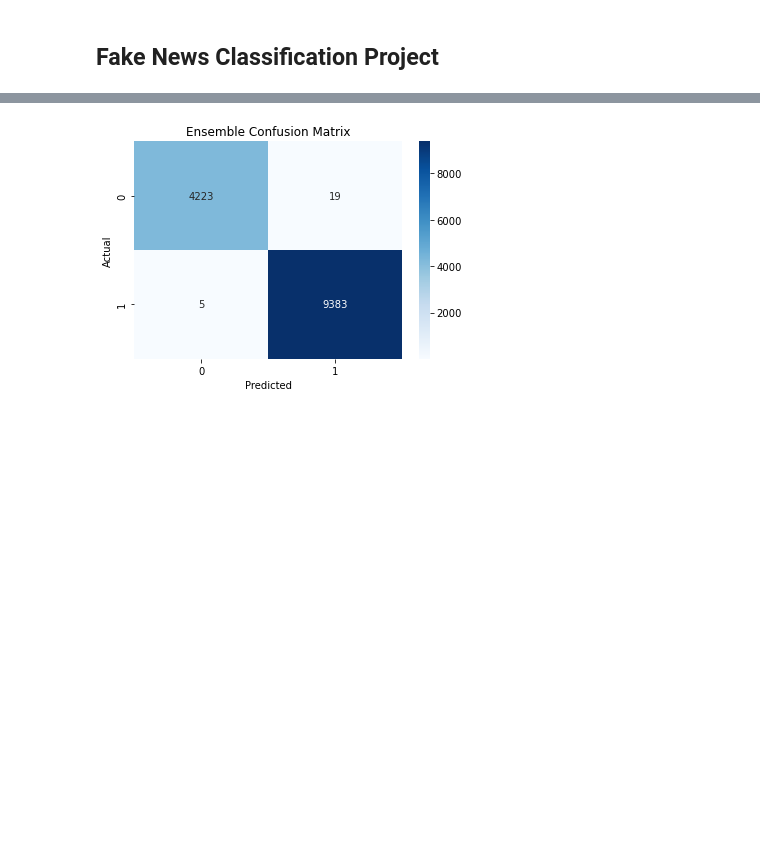
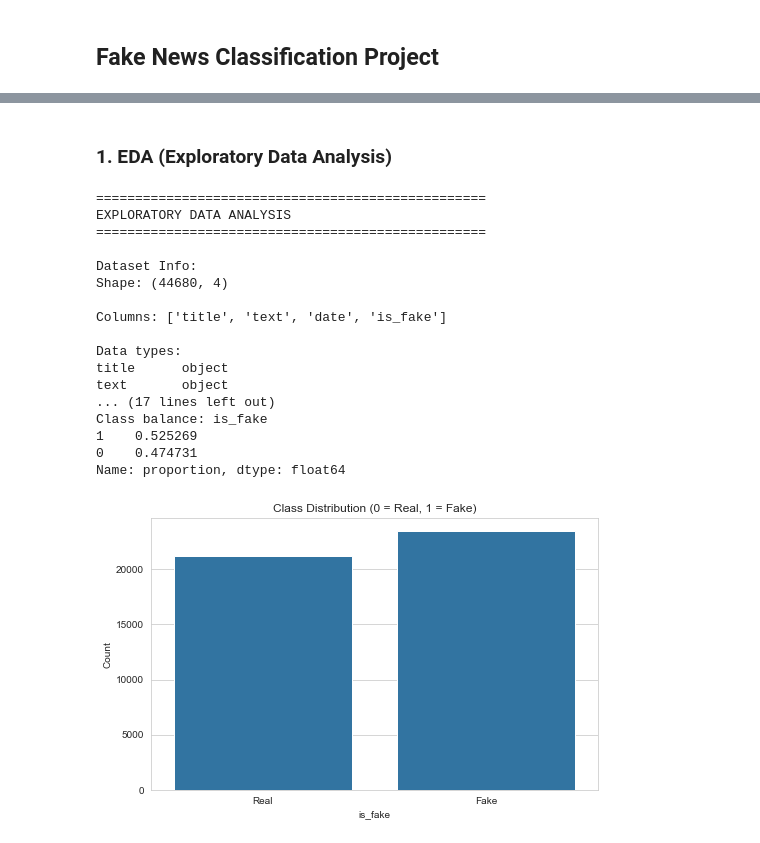
Before and after one commit to LiubovRev/Fake-News-Detector, a Jupyter notebook: FINAL_PROJECT/fake news classification project.ipynb, the cells around one changed output, grey strips where cells are left out. Saved outputs shown, nothing was run; the diff lists cells and outputs as text; code cells hidden in the pictures; blank space fills up the shorter version.

```diff
--- a/FINAL_PROJECT/fake news classification project.ipynb
+++ b/FINAL_PROJECT/fake news classification project.ipynb
@@ -363,9 +2,0 @@ plt.show()
-# %%
-cm = confusion_matrix(y_test, y_pred_ensemble)
-sns.heatmap(cm, annot=True, fmt='d', cmap='Blues')
-plt.xlabel('Predicted')
-plt.ylabel('Actual')
-plt.title('Ensemble Confusion Matrix')
-plt.show()
-# %% [output]
-[figure, removed]
@@ -381,0 +43,60 @@ plt.show()
+# %% [markdown]
+### 1. EDA (Exploratory Data Analysis)
+# %%
+CSV_PATH = '/home/liubov/Téléchargements/fake_news_full_data.csv'
+# %%
+# =========================
+# 1. Load and Explore Data
+# =========================
+print("="*50)
+print("EXPLORATORY DATA ANALYSIS")
+print("="*50)
+
+# Load dataset
+df = pd.read_csv(Path(CSV_PATH))
+
+# Remove unnecessary column if exists
+if 'Unnamed: 0' in df.columns:
+    df = df.drop(columns=['Unnamed: 0'])
+
+# Basic info
+print("\nDataset Info:")
+print(f"Shape: {df.shape}")
+print(f"\nColumns: {df.columns.tolist()}")
+print(f"\nData types:\n{df.dtypes}")
+
+# Missing values
+print(f"\nMissing values:\n{df.isnull().sum()}")
+
+# Class distribution
+print(f"\nClass distribution:")
+print(df['is_fake'].value_counts())
+print(f"\nClass balance: {df['is_fake'].value_counts(normalize=True)}")
+
+# Visualize class distribution
+plt.figure(figsize=(8, 5))
+sns.countplot(data=df, x='is_fake')
+plt.title('Class Distribution (0 = Real, 1 = Fake)')
+plt.xlabel('is_fake')
+plt.ylabel('Count')
+plt.xticks([0, 1], ['Real', 'Fake'])
+plt.show()
+# %% [output]
+==================================================
+EXPLORATORY DATA ANALYSIS
+==================================================
+
+Dataset Info:
+Shape: (44680, 4)
+
+Columns: ['title', 'text', 'date', 'is_fake']
+
+Data types:
+title      object
+text       object
+... (17 lines left out)
+Class balance: is_fake
+1    0.525269
+0    0.474731
+Name: proportion, dtype: float64
+[figure, added]
```
Also changed, not shown: parts of 33 cells of this notebook.
